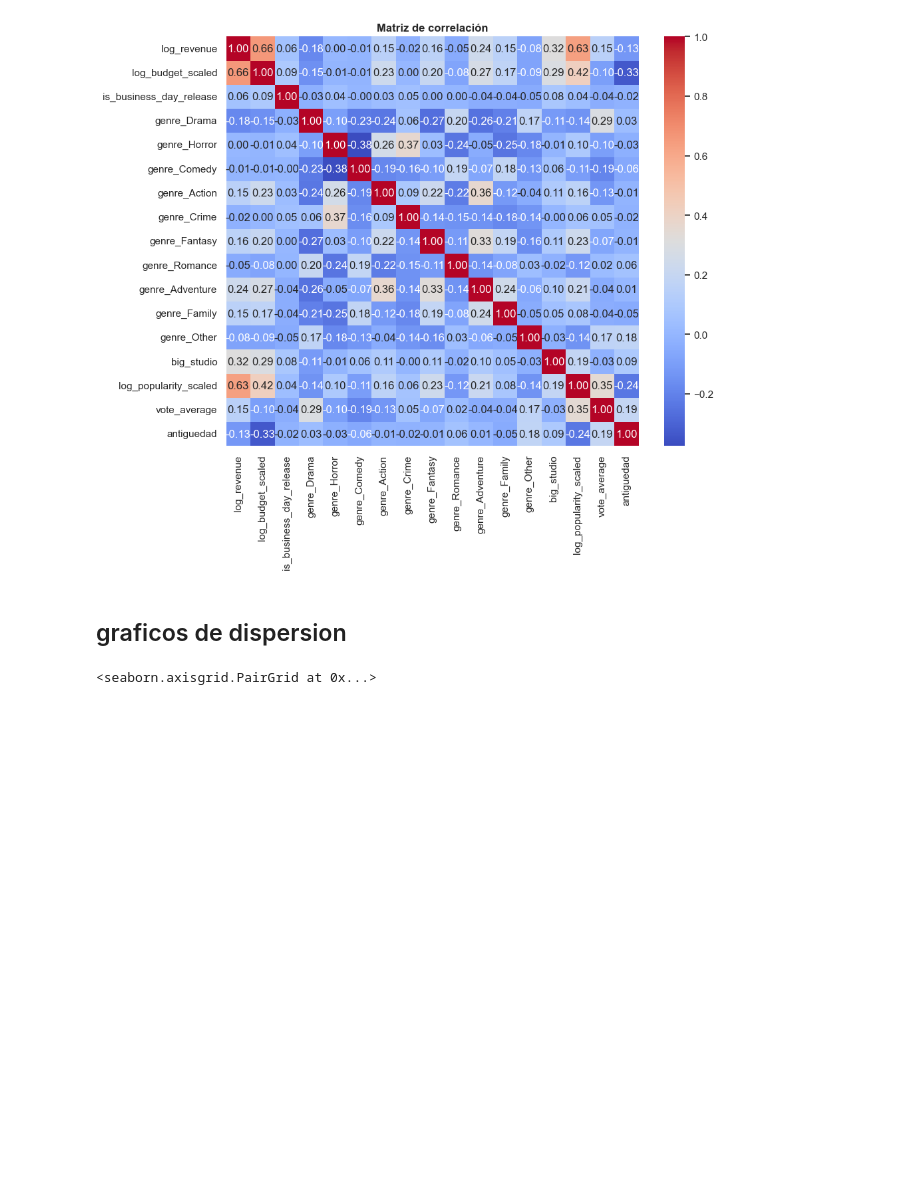
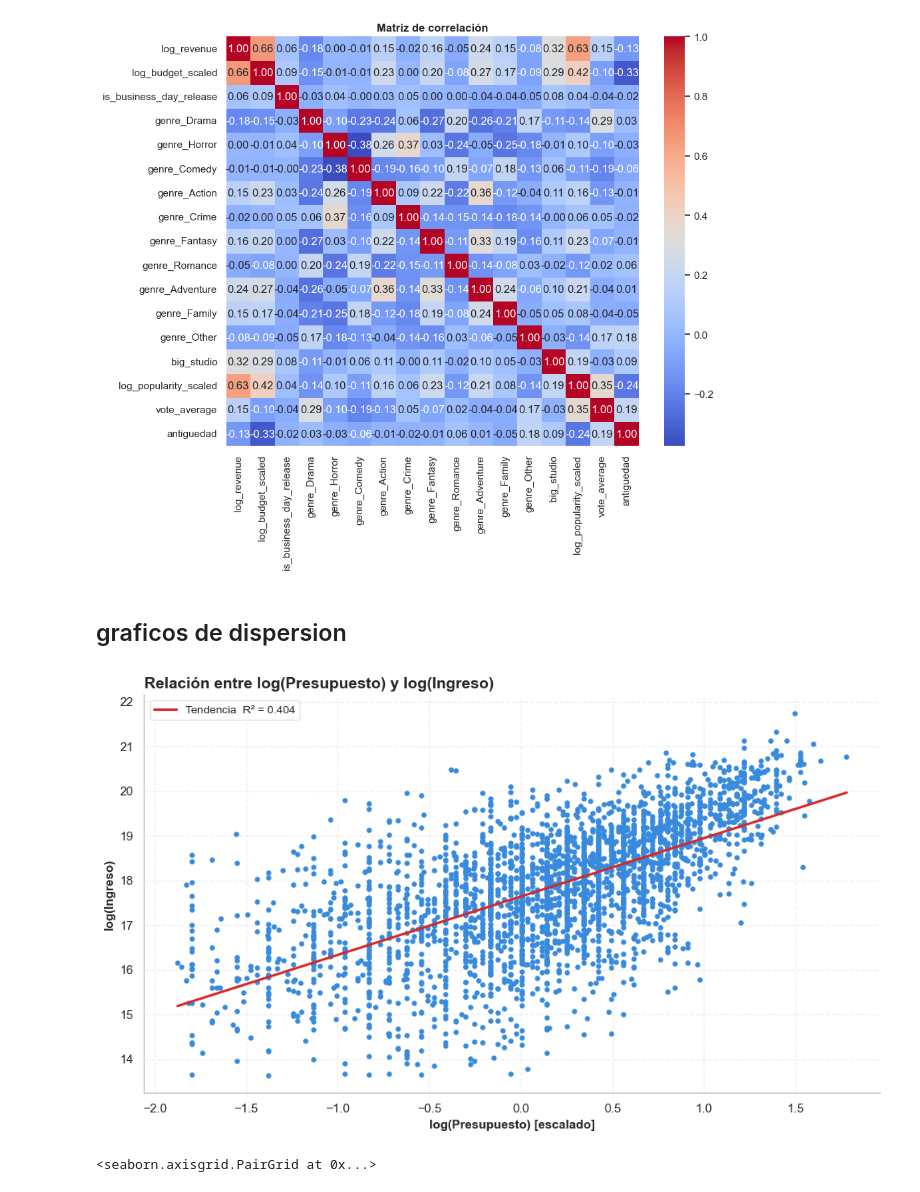
Before and after one commit to ShawnFRS/trabajos-marketing, a Jupyter notebook: trabajo 1/trabajo1.ipynb, the cells around one changed output. Drawn from its saved outputs; the diff is of its cells as text; code cells hidden in the pictures; blank space fills up the shorter version.

```diff
--- a/trabajo 1/trabajo1.ipynb
+++ b/trabajo 1/trabajo1.ipynb
@@ -1433,6 +1413,36 @@ heatmap_corr(data)
 [figure]
 # %% [markdown]
 ## graficos de dispersion
+# %%
+from scipy import stats
+
+scatter_df = df1[['log_budget_scaled', 'log_revenue']].dropna()
+for col in ['log_budget_scaled', 'log_revenue']:
+    q1, q3 = scatter_df[col].quantile([0.25, 0.75])
+    iqr = q3 - q1
+    scatter_df = scatter_df[(scatter_df[col] >= q1 - 1.5*iqr) & (scatter_df[col] <= q3 + 1.5*iqr)]
+
+x, y = scatter_df['log_budget_scaled'].values, scatter_df['log_revenue'].values
+slope, intercept, r_val, *_ = stats.linregress(x, y)
+x_line = np.linspace(x.min(), x.max(), 200)
+
+fig, ax = plt.subplots(figsize=(10, 6))
+ax.scatter(x, y, color='#378ADD', s=22, alpha=1, linewidths=0, zorder=2)
+ax.plot(x_line, intercept + slope * x_line, color='#d62828', linewidth=2.2,
+        label=f'Tendencia  R² = {r_val**2:.3f}', zorder=3)
+
+ax.set_xlabel('log(Presupuesto) [escalado]', fontsize=11, fontweight='bold')
+ax.set_ylabel('log(Ingreso)', fontsize=11, fontweight='bold')
+ax.set_title('Relación entre log(Presupuesto) y log(Ingreso)',
+             fontsize=14, fontweight='bold', loc='left')
+ax.legend(fontsize=10, frameon=True, edgecolor='#dddddd')
+ax.grid(linestyle='--', alpha=0.3)
+for sp in ['top', 'right']: ax.spines[sp].set_visible(False)
+
+plt.tight_layout()
+plt.show()
+# %% [output]
+[figure, added]
 # %%
 sns.pairplot(data.select_dtypes(include='number').loc[:, data.select_dtypes(include='number').nunique() > 2])
 # %% [output]
```
Also changed, not shown: parts of 19 cells of this notebook.
